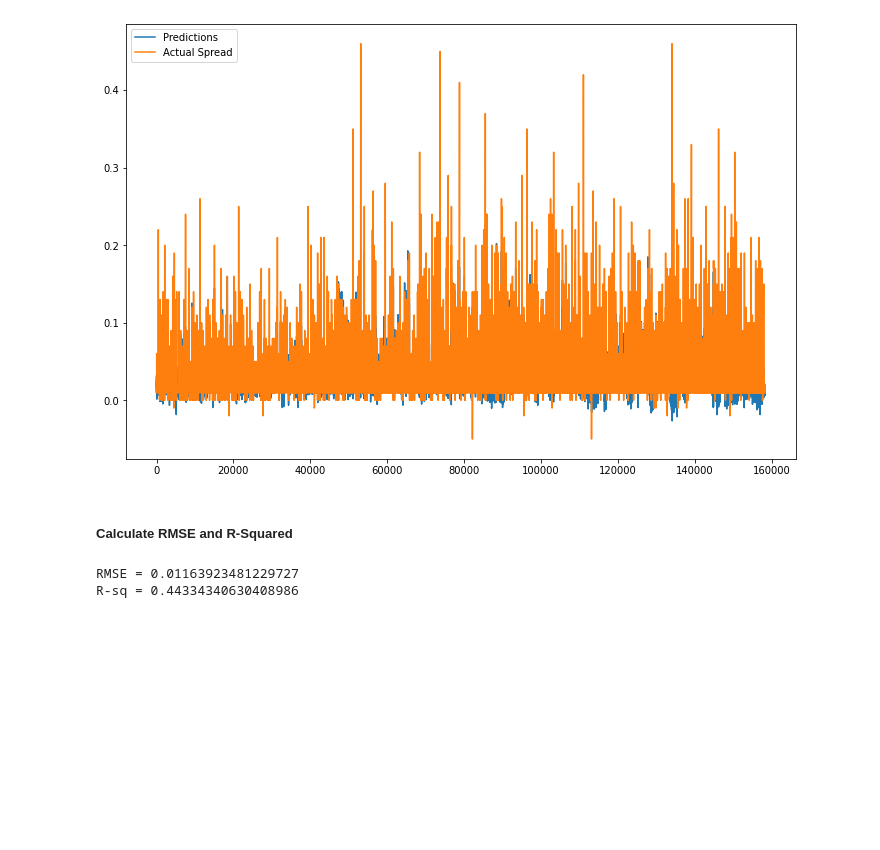
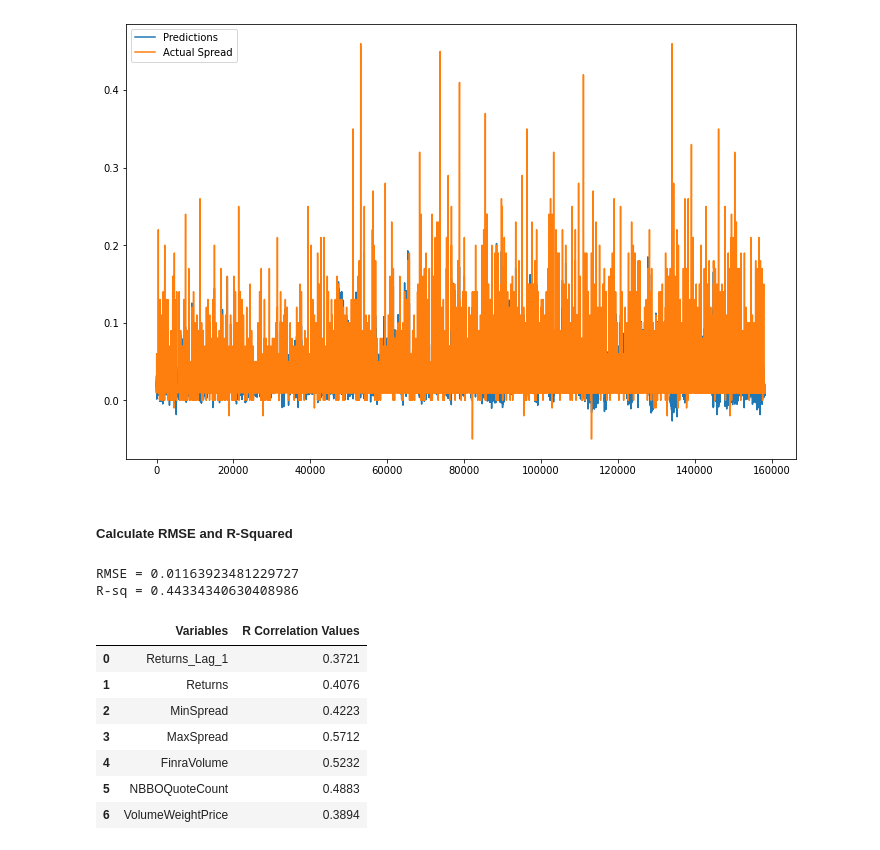
Before and after one commit to angelmvhill/Modeling-Stock-Spreads-Class-Project, a Jupyter notebook: LR_and_RF_Model.ipynb, the cells around one changed output. Saved outputs shown, nothing was run; the diff lists cells and outputs as text; code cells hidden in the pictures; blank space fills up the shorter version.

```diff
--- a/linear_regression.ipynb
+++ b/LR_and_RF_Model.ipynb
@@ -580,3 +580,33 @@ print(f'R-sq = {r_sq}')
 # %% [output]
 RMSE = 0.01163923481229727
 R-sq = 0.44334340630408986
+# %%
+
+import numpy as np
+import pandas as pd
+
+# data = np.array([
+
+variables = ['Returns_Lag_1', 'Returns', 'MinSpread', 'MaxSpread', 'FinraVolume', 'NBBOQuoteCount', 'VolumeWeightPrice']
+R_values = [0.3721,
+                 0.4076,
+                 0.4223,
+                 0.5712,
+                 0.5232,
+                 0.4883,
+                 0.3894]
+
+# pass column names in the columns parameter
+# df = pd.DataFrame(data, columns = ['variable', 'R-value'])
+d = {'Variables': variables, 'R Correlation Values': R_values}
+df = pd.DataFrame(d)
+df
+# %% [output]
+|  | Variables | R Correlation Values |
+| 0 | Returns_Lag_1 | 0.3721 |
+| 1 | Returns | 0.4076 |
+| 2 | MinSpread | 0.4223 |
+| 3 | MaxSpread | 0.5712 |
+| 4 | FinraVolume | 0.5232 |
+| 5 | NBBOQuoteCount | 0.4883 |
+| 6 | VolumeWeightPrice | 0.3894 |
```
Also changed, not shown: 1 other file.
